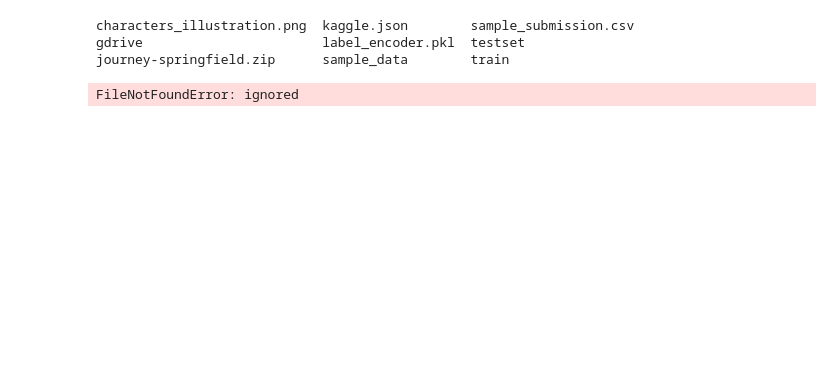
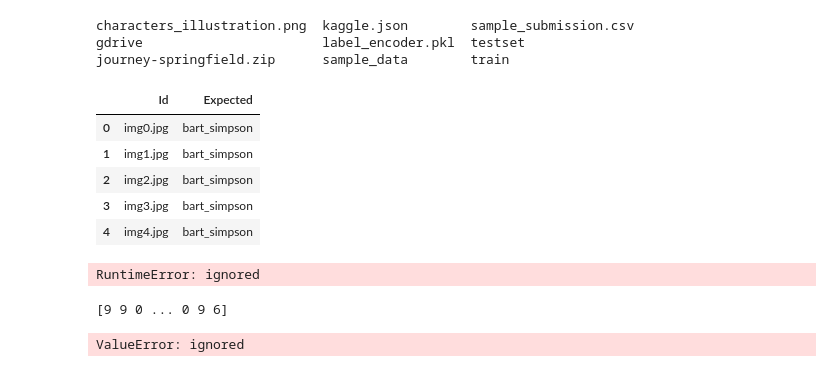
Before and after one commit to KiykoHanna/Stepik-DeepLearning, a Jupyter notebook: simpsons_baseline.ipynb, the cells around one changed output. Cells and saved outputs as stored; diff of their text form; code cells hidden in the pictures; blank space fills up the shorter version.

```diff
--- a/simpsons_baseline.ipynb
+++ b/simpsons_baseline.ipynb
@@ -611,10 +605,22 @@ gdrive                       label_encoder.pkl  testset
 journey-springfield.zip      sample_data        train
 # %%
 import pandas as pd
-my_submit = pd.read_csv("gdrive/My Drive/simpsons/data/labels.csv")
+my_submit = pd.read_csv("/content/sample_submission.csv")
 # my_submit = pd.DataFrame({'Image_id': test_filenames, 'Expected': preds})
 my_submit.head()
 # %% [output]
-FileNotFoundError: ignored
+|  | Id | Expected |
+| 0 | img0.jpg | bart_simpson |
+| 1 | img1.jpg | bart_simpson |
+| 2 | img2.jpg | bart_simpson |
+| 3 | img3.jpg | bart_simpson |
+| 4 | img4.jpg | bart_simpson |
 # %%
 # TODO : сделайте сабмит (это важно, если Вы не справляетесь, но дошли до этой ячейки, то сообщите в чат и Вам помогут)
+test_dataset = SimpsonsDataset(test_files, mode='test')
+
+imgs_t = [test_dataset[id][0].unsqueeze(0) for id in range(len(test_dataset))]
+
+probs_ims_t = predict(simple_cnn, imgs_t)
+# %% [output]
+RuntimeError: ignored
@@ -621,3 +630,12 @@ FileNotFoundError: ignored
+# %%
+
+y_pred = np.argmax(probs_ims,-1)
+print(y_pred)
+my_submit = pd.DataFrame({'Image_id': [], 'Expected': y_pred})
+my_submit
+# %% [output]
+[9 9 0 ... 0 9 6]
+ValueError: ignored
 # %%
 my_submit.to_csv('gdrive/My Drive/simpsons/simple_cnn_baseline.csv', index=False)
 # %% [markdown]
```
Also changed, not shown: parts of 15 cells of this notebook.
